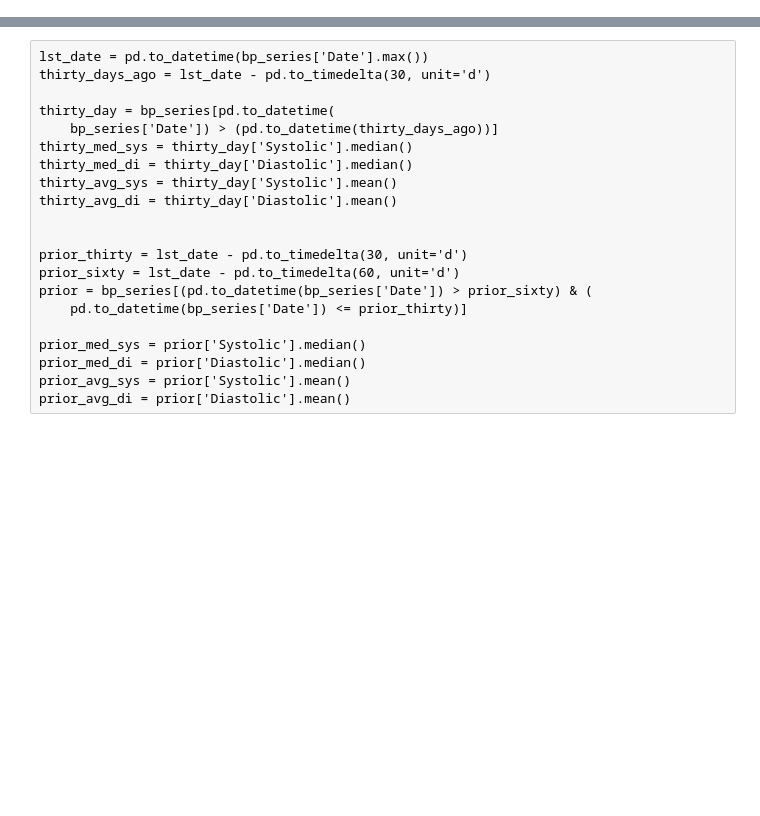
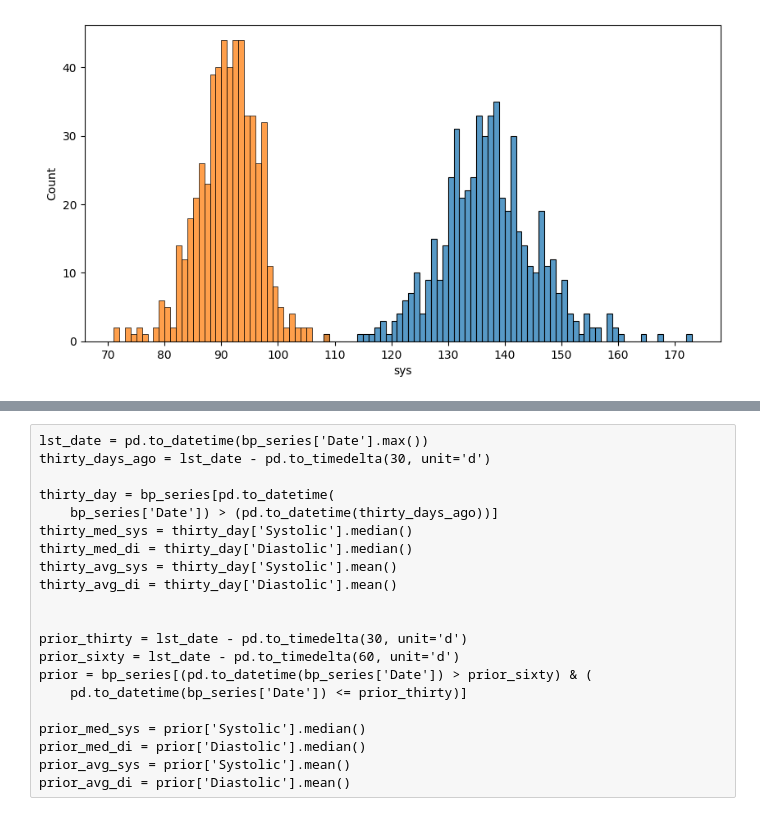
Before and after one commit to dolinger-nscc/BP, a Jupyter notebook: BP_EDA.ipynb, the cells around one changed output, grey strips where cells are left out. Drawn from its saved outputs; the diff is of its cells as text; code cells hidden in the pictures; blank space fills up the shorter version.

```diff
--- a/BP_EDA.ipynb
+++ b/BP_EDA.ipynb
@@ -55,11 +106,13 @@ df_daily
 # %%
 plt.figure(figsize=(10,5))
 
 sns.histplot(data=df_daily['sys'], binwidth=1, legend=False)
 sns.histplot(data=df_daily['dia'], binwidth=1, legend=False)
 # plt.xticks(range(int(min(df_daily['dia']-10)), 171, 10))
-plt.xticks(range(70,171,10))
+plt.xticks(range(70,180,10))
 plt.show()
+# %% [output]
+[figure, added]
 # %%
 fig, axs = plt.subplots(2, 1, figsize=(10, 6))
 
```
Also changed, not shown: parts of 15 cells of this notebook.
